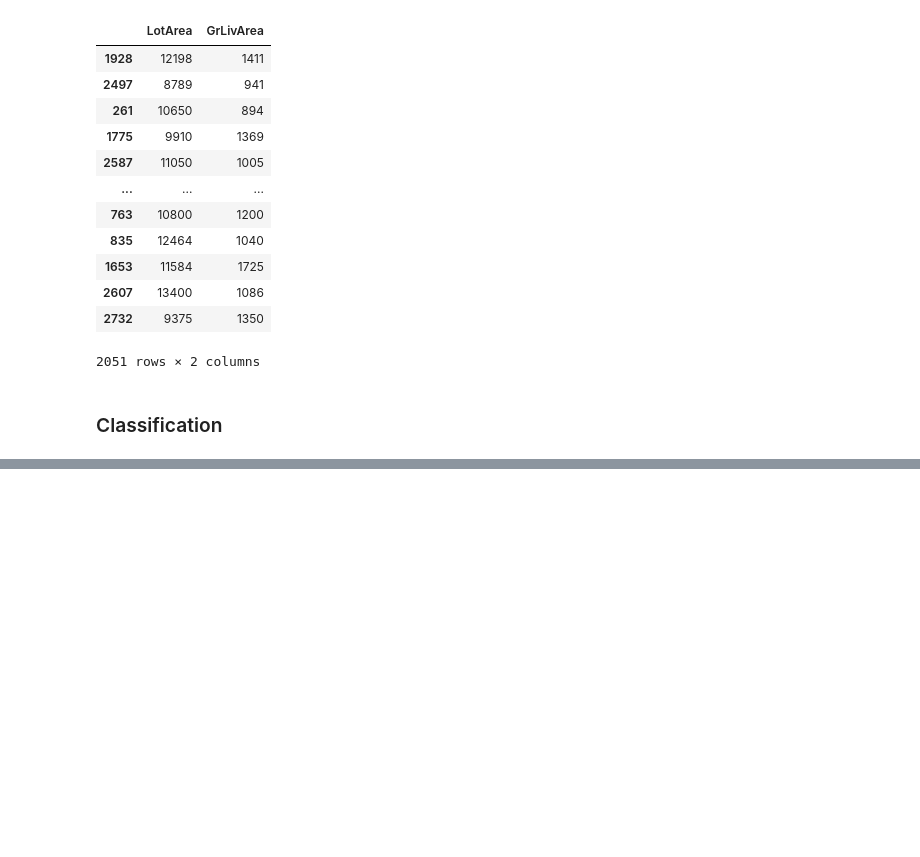
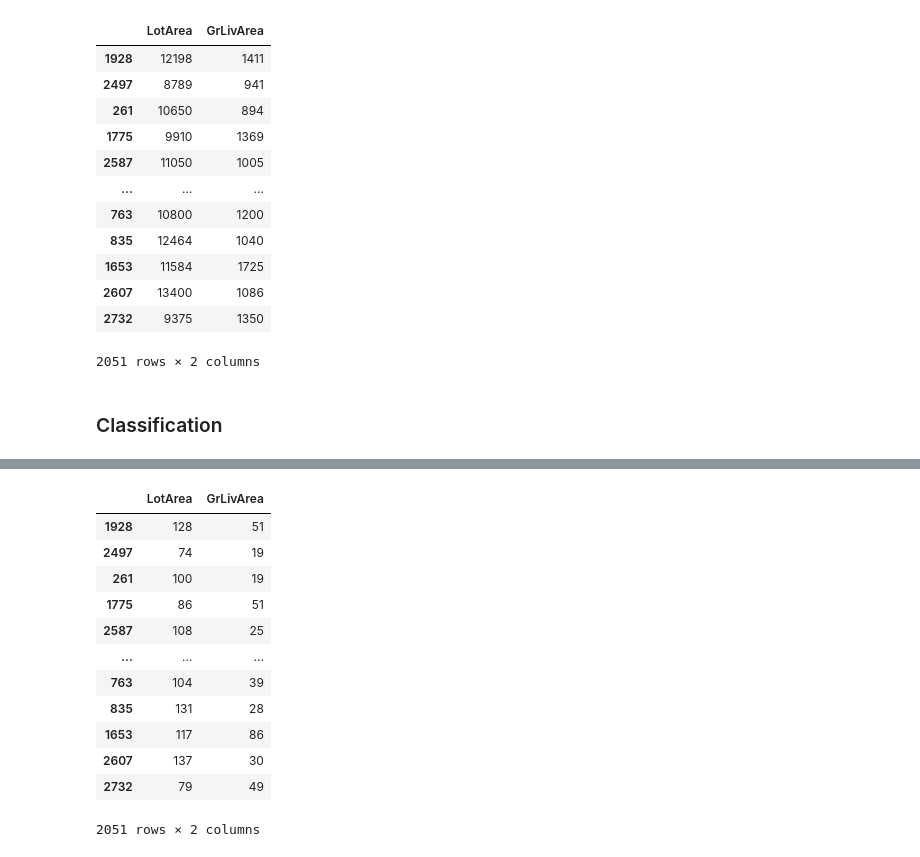
Before and after one commit to krzjoa/medium, a Jupyter notebook: 7_gbm_discretizer/gbm_discretizer.ipynb, the cells around one changed output, grey strips where cells are left out. Cells and saved outputs as stored; diff of their text form; code cells hidden in the pictures; blank space fills up the shorter version.

```diff
--- a/7_gbm_discretizer/gbm_discretizer.ipynb
+++ b/7_gbm_discretizer/gbm_discretizer.ipynb
@@ -96,0 +196,39 @@ X
+# %%
+import pandas as pd
+import numpy as np
+from sklearn.model_selection import train_test_split
+
+from skgbm.preprocessing import GBMDiscretizer
+# Select the GBM model you want
+# from lightgbm import LGBMClassifier
+from sklearn.ensemble import GradientBoostingRegressor
+# from catboost import CatBoostClassifier
+
+# Preparing data
+URL = 'http://jse.amstat.org/v19n3/decock/AmesHousing.xls'
+
+data = pd.read_excel(URL)
+data.columns = data.columns.str.replace(' ', '')
+X_cols = ['LotArea', 'GrLivArea']
+
+X_train, X_test, y_train, y_test =  train_test_split(
+            data.drop(['PID', 'SalePrice'], axis=1),
+            data['SalePrice'], test_size=0.3, random_state=0)
+
+# Fitting the discretizer & transforming the data
+gbm_discretizer = GBMDiscretizer(GradientBoostingRegressor(), X_cols, one_hot=False)
+gbm_discretizer.fit_transform(X_train, y_train)[X_cols]
+# %% [output]
+|  | LotArea | GrLivArea |
+| 1928 | 128 | 51 |
+| 2497 | 74 | 19 |
+| 261 | 100 | 19 |
+| 1775 | 86 | 51 |
+| 2587 | 108 | 25 |
+| ... | ... | ... |
+| 763 | 104 | 39 |
+| 835 | 131 | 28 |
+| 1653 | 117 | 86 |
+| 2607 | 137 | 30 |
+| 2732 | 79 | 49 |
+2051 rows × 2 columns
```
Also changed, not shown: parts of 11 cells of this notebook, 23 other files.
